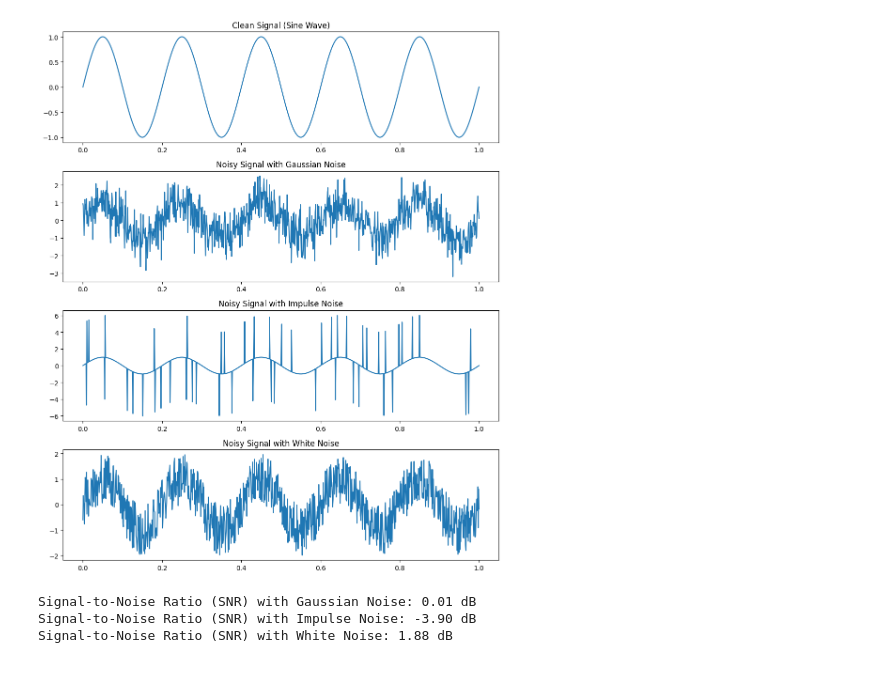
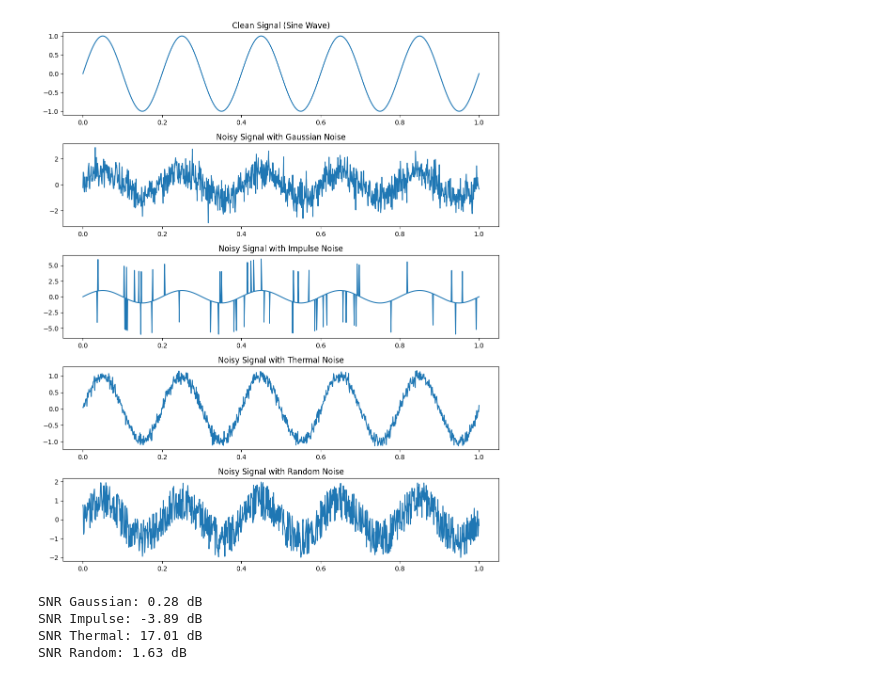
Before and after one commit to SajjadHossainSoykot/ICT-4102-Information-Coding-and-Transmission-Laboratory, a Jupyter notebook: Exp1_CommNoises.ipynb, the cells around one changed output. Saved outputs shown, nothing was run; the diff lists cells and outputs as text; code cells hidden in the pictures.

Commit message:
Exp1 updated with thermal and random noise. removed white noise

```diff
--- a/Exp1_CommNoises.ipynb
+++ b/Exp1_CommNoises.ipynb
@@ -25,64 +27,69 @@ Noise generally degrades the quality of a transmitted signal. The **Signal-to-No
 import numpy as np
 import matplotlib.pyplot as plt
 
-# Simulate a clean signal (a simple sine wave)
-fs = 1000  # Sampling frequency
-t = np.linspace(0, 1, fs)  # Time vector
-freq = 5  # Frequency of the sine wave
+# Simulate a clean signal (sine wave)
+fs = 1000
+t = np.linspace(0, 1, fs)
+freq = 5
 clean_signal = np.sin(2 * np.pi * freq * t)
 
 # 1. Gaussian Noise
 mean = 0
-variance = 0.5  # Noise variance
+variance = 0.5
 gaussian_noise = np.random.normal(mean, np.sqrt(variance), fs)
 noisy_signal_gaussian = clean_signal + gaussian_noise
 
 # 2. Impulse Noise
 impulse_noise = np.zeros(fs)
-impulse_positions = np.random.randint(0, fs, size=50)  # Random positions for impulses
-impulse_noise[impulse_positions] = np.random.choice([-5, 5], size=50)  # Impulse values
+impulse_positions = np.random.randint(0, fs, size=50)
+impulse_noise[impulse_positions] = np.random.choice([-5, 5], size=50)
 noisy_signal_impulse = clean_signal + impulse_noise
 
-# 3. White Noise
-white_noise = np.random.uniform(-1, 1, fs)  # Uniform distribution for white noise
-noisy_signal_white = clean_signal + white_noise
+# 3. Thermal Noise
+thermal_noise = np.random.normal(0, 0.1, fs)
+noisy_signal_thermal = clean_signal + thermal_noise
 
-# Plot the clean signal and the noisy signals
+# 4. Random Noise
+random_noise = np.random.uniform(-1, 1, fs)
+noisy_signal_random = clean_signal + random_noise
+
+# Plot
 plt.figure(figsize=(10, 12))
 
-# Clean Signal Plot
-plt.subplot(4, 1, 1)
+plt.subplot(5, 1, 1)
 plt.plot(t, clean_signal)
 plt.title("Clean Signal (Sine Wave)")
 
-# Noisy Signal with Gaussian Noise
-plt.subplot(4, 1, 2)
+plt.subplot(5, 1, 2)
 plt.plot(t, noisy_signal_gaussian)
 plt.title("Noisy Signal with Gaussian Noise")
 
-# Noisy Signal with Impulse Noise
-plt.subplot(4, 1, 3)
+plt.subplot(5, 1, 3)
 plt.plot(t, noisy_signal_impulse)
 plt.title("Noisy Signal with Impulse Noise")
 
-# Noisy Signal with White Noise
-plt.subplot(4, 1, 4)
-plt.plot(t, noisy_signal_white)
-plt.title("Noisy Signal with White Noise")
+plt.subplot(5, 1, 4)
+plt.plot(t, noisy_signal_thermal)
+plt.title("Noisy Signal with Thermal Noise")
+
+plt.subplot(5, 1, 5)
+plt.plot(t, noisy_signal_random)
+plt.title("Noisy Signal with Random Noise")
 
 plt.tight_layout()
 plt.show()
 
-# Calculate Signal-to-Noise Ratio (SNR) for each type of noise
-snr_gaussian = 10 * np.log10(np.var(clean_signal) / np.var(gaussian_noise))
-snr_impulse = 10 * np.log10(np.var(clean_signal) / np.var(impulse_noise))
-snr_white = 10 * np.log10(np.var(clean_signal) / np.var(white_noise))
+# SNR
+def snr(signal, noise):
+    return 10 * np.log10(np.var(signal) / np.var(noise))
 
-print(f"Signal-to-Noise Ratio (SNR) with Gaussian Noise: {snr_gaussian:.2f} dB")
-print(f"Signal-to-Noise Ratio (SNR) with Impulse Noise: {snr_impulse:.2f} dB")
-print(f"Signal-to-Noise Ratio (SNR) with White Noise: {snr_white:.2f} dB")
+print(f"SNR Gaussian: {snr(clean_signal, gaussian_noise):.2f} dB")
+print(f"SNR Impulse: {snr(clean_signal, impulse_noise):.2f} dB")
+print(f"SNR Thermal: {snr(clean_signal, thermal_noise):.2f} dB")
+print(f"SNR Random: {snr(clean_signal, random_noise):.2f} dB")
 # %% [output]
-[figure, old version]
+[figure, new version]
-Signal-to-Noise Ratio (SNR) with Gaussian Noise: 0.01 dB
-Signal-to-Noise Ratio (SNR) with Impulse Noise: -3.90 dB
-Signal-to-Noise Ratio (SNR) with White Noise: 1.88 dB
+SNR Gaussian: 0.28 dB
+SNR Impulse: -3.89 dB
+SNR Thermal: 17.01 dB
+SNR Random: 1.63 dB
```
Also changed, not shown: parts of 1 cell of this notebook, 2 other files.
